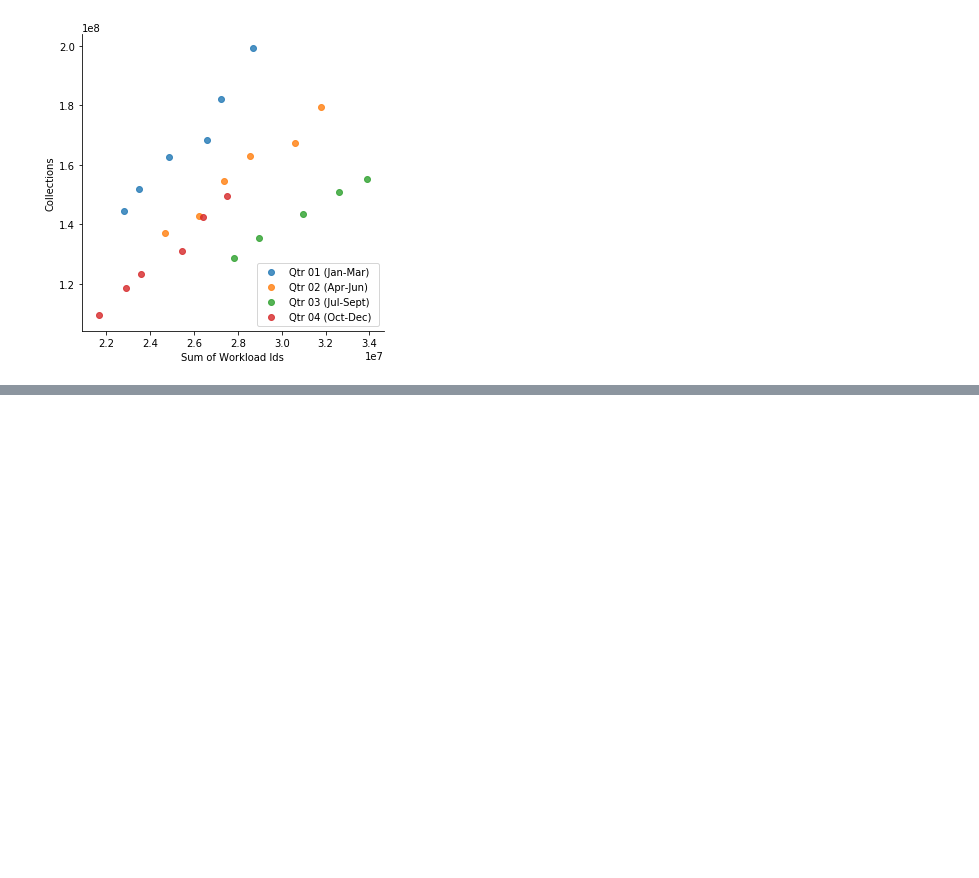
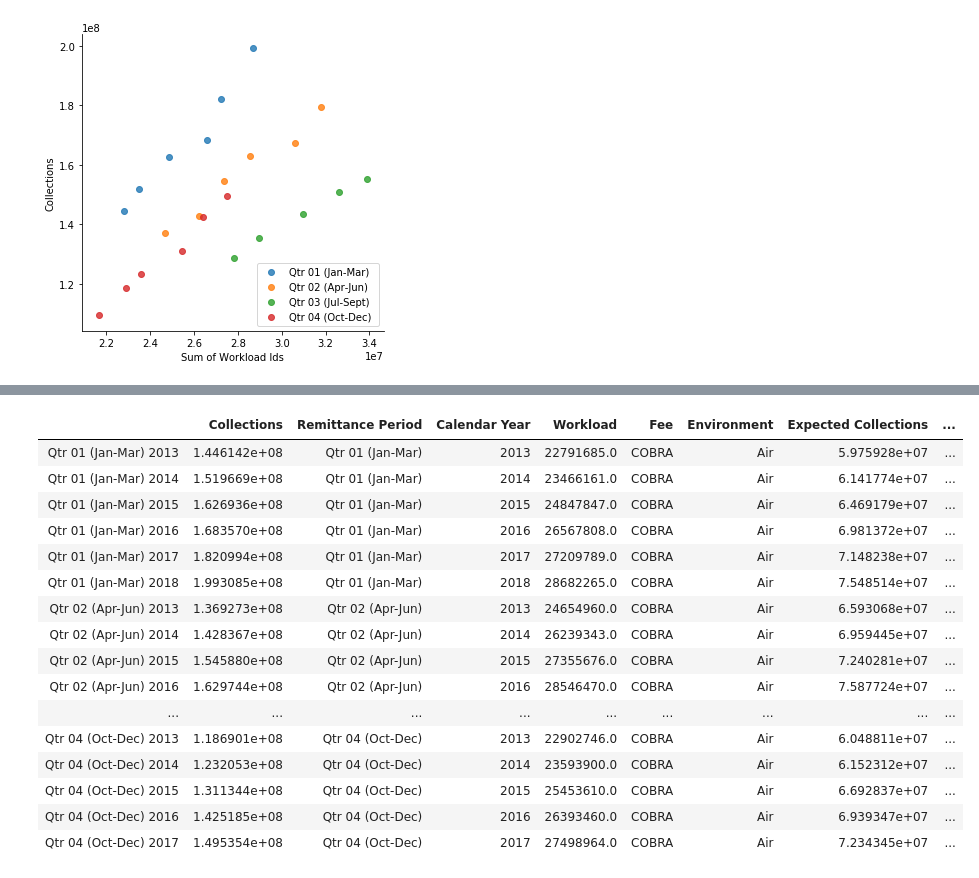
Before and after one commit to belincoln/MSD_UserFees, a Jupyter notebook: COBRA notebooks/Analysis/495_COBRA_Air_Analysis.ipynb, the cells around one changed output, grey strips where cells are left out. Cells and saved outputs as stored; diff of their text form; code cells hidden in the pictures; blank space fills up the shorter version.

```diff
--- a/495_COBRA_Air_Analysis.ipynb
+++ b/COBRA notebooks/Analysis/495_COBRA_Air_Analysis.ipynb
@@ -87,0 +133,20 @@ for i in range(len(df.columns)-3):
+# %%
+df
+# %% [output]
+|  | Collections | Remittance Period | Calendar Year | Workload | Fee | Environment | Expected Collections | ... |
+| Qtr 01 (Jan-Mar) 2013 | 1.446142e+08 | Qtr 01 (Jan-Mar) | 2013 | 22791685.0 | COBRA | Air | 5.975928e+07 | ... |
+| Qtr 01 (Jan-Mar) 2014 | 1.519669e+08 | Qtr 01 (Jan-Mar) | 2014 | 23466161.0 | COBRA | Air | 6.141774e+07 | ... |
+| Qtr 01 (Jan-Mar) 2015 | 1.626936e+08 | Qtr 01 (Jan-Mar) | 2015 | 24847847.0 | COBRA | Air | 6.469179e+07 | ... |
+| Qtr 01 (Jan-Mar) 2016 | 1.683570e+08 | Qtr 01 (Jan-Mar) | 2016 | 26567808.0 | COBRA | Air | 6.981372e+07 | ... |
+| Qtr 01 (Jan-Mar) 2017 | 1.820994e+08 | Qtr 01 (Jan-Mar) | 2017 | 27209789.0 | COBRA | Air | 7.148238e+07 | ... |
+| Qtr 01 (Jan-Mar) 2018 | 1.993085e+08 | Qtr 01 (Jan-Mar) | 2018 | 28682265.0 | COBRA | Air | 7.548514e+07 | ... |
+| Qtr 02 (Apr-Jun) 2013 | 1.369273e+08 | Qtr 02 (Apr-Jun) | 2013 | 24654960.0 | COBRA | Air | 6.593068e+07 | ... |
+| Qtr 02 (Apr-Jun) 2014 | 1.428367e+08 | Qtr 02 (Apr-Jun) | 2014 | 26239343.0 | COBRA | Air | 6.959445e+07 | ... |
+| Qtr 02 (Apr-Jun) 2015 | 1.545880e+08 | Qtr 02 (Apr-Jun) | 2015 | 27355676.0 | COBRA | Air | 7.240281e+07 | ... |
+| Qtr 02 (Apr-Jun) 2016 | 1.629744e+08 | Qtr 02 (Apr-Jun) | 2016 | 28546470.0 | COBRA | Air | 7.587724e+07 | ... |
+| ... | ... | ... | ... | ... | ... | ... | ... | ... |
+| Qtr 04 (Oct-Dec) 2013 | 1.186901e+08 | Qtr 04 (Oct-Dec) | 2013 | 22902746.0 | COBRA | Air | 6.048811e+07 | ... |
+| Qtr 04 (Oct-Dec) 2014 | 1.232053e+08 | Qtr 04 (Oct-Dec) | 2014 | 23593900.0 | COBRA | Air | 6.152312e+07 | ... |
+| Qtr 04 (Oct-Dec) 2015 | 1.311344e+08 | Qtr 04 (Oct-Dec) | 2015 | 25453610.0 | COBRA | Air | 6.692837e+07 | ... |
+| Qtr 04 (Oct-Dec) 2016 | 1.425185e+08 | Qtr 04 (Oct-Dec) | 2016 | 26393460.0 | COBRA | Air | 6.939347e+07 | ... |
+| Qtr 04 (Oct-Dec) 2017 | 1.495354e+08 | Qtr 04 (Oct-Dec) | 2017 | 27498964.0 | COBRA | Air | 7.234345e+07 | ... |
```
Also changed, not shown: parts of 13 cells of this notebook, 3 other files.
